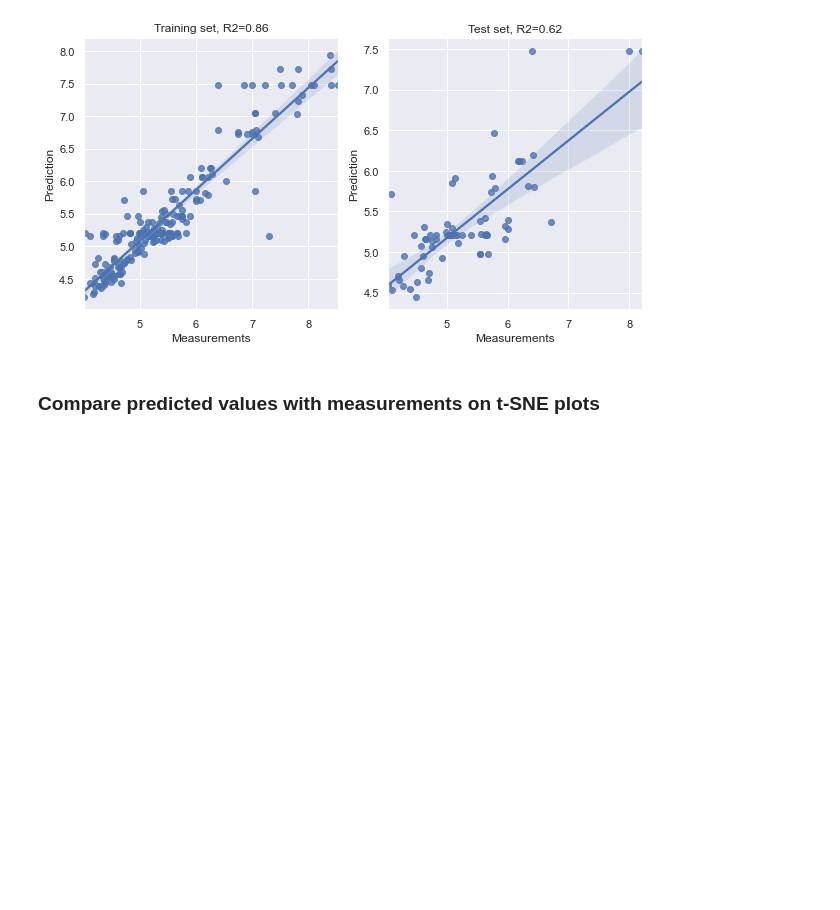
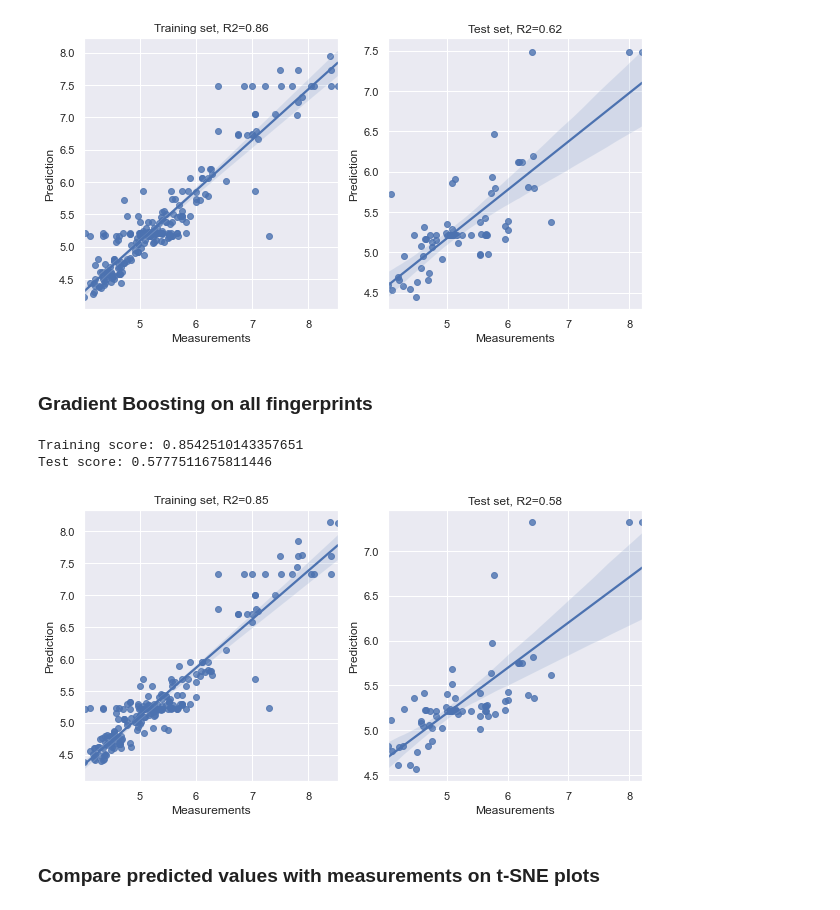
Before and after one commit to d-adamian/compound-activity-prediction-ml-demo, a Jupyter notebook: QSAR_demo_Influenza_B.ipynb, the cells around one changed output. Saved outputs shown, nothing was run; the diff lists cells and outputs as text; code cells hidden in the pictures; blank space fills up the shorter version.

```diff
--- a/QSAR_demo_Influenza_B.ipynb
+++ b/QSAR_demo_Influenza_B.ipynb
@@ -298,6 +298,15 @@ evaluate_model(X_train, X_test, rf_reg_all)
 Training score: 0.858019960014202
 Test score: 0.6193692473279997
 [figure]
+# %% [markdown]
+### Gradient Boosting on all fingerprints
+# %%
+xgb_reg_all = GradientBoostingRegressor().fit(X_train, y_train)
+evaluate_model(X_train, X_test, xgb_reg_all)
+# %% [output]
+Training score: 0.8542510143357651
+Test score: 0.5777511675811446
+[figure, added]
 # %% [markdown]
 ### Compare predicted values with measurements on t-SNE plots
 # %%
```
Also changed, not shown: parts of 8 cells of this notebook.
